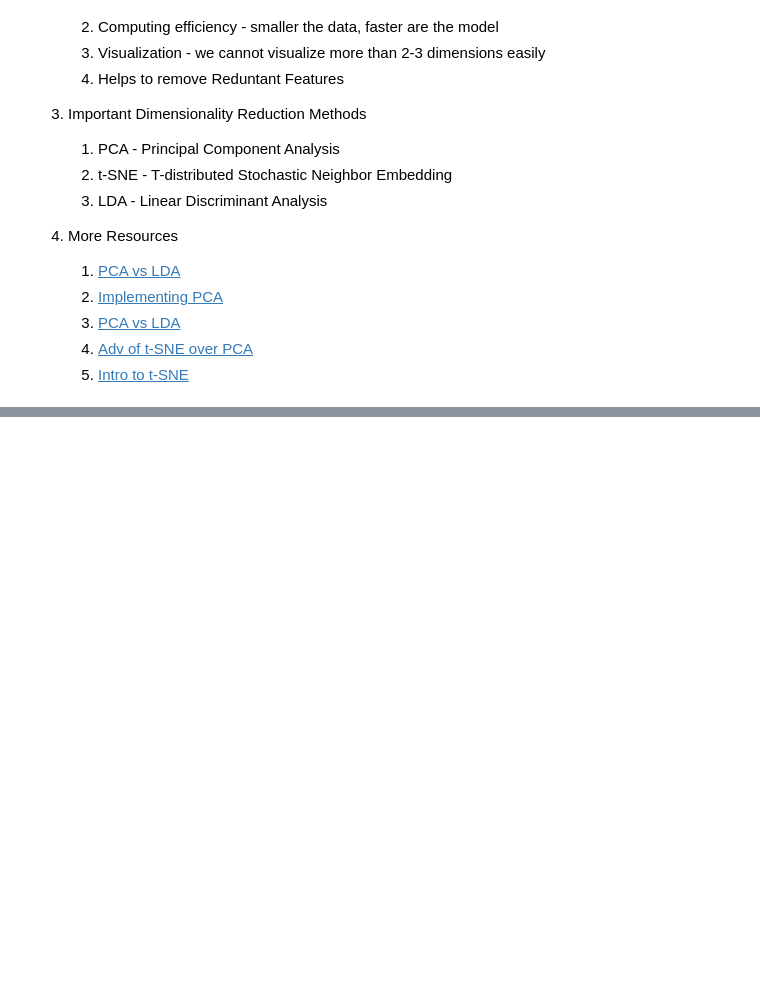
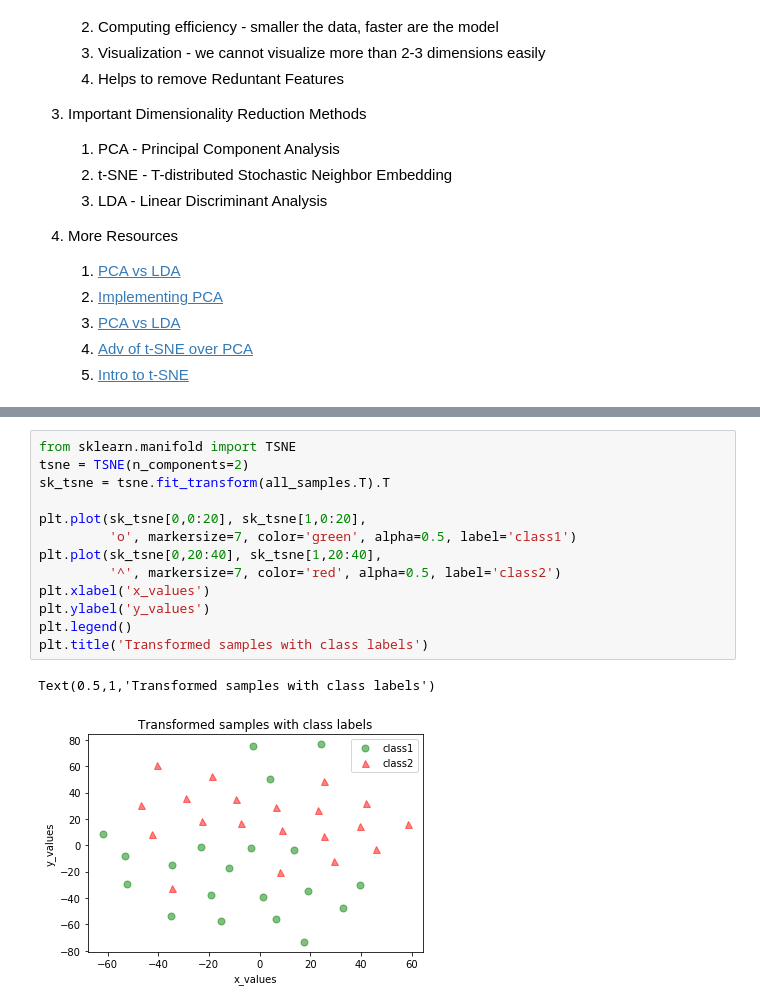
Before and after one commit to Adityajn/Machine-Learning-Algos, a Jupyter notebook: Dimensionality Reduction | PCA, LDA, t-SNE.ipynb, the cells around one changed output, grey strips where cells are left out. Drawn from its saved outputs; the diff is of its cells as text; blank space fills up the shorter version.

```diff
--- a/Dimensionality Reduction | PCA, LDA, t-SNE.ipynb
+++ b/Dimensionality Reduction | PCA, LDA, t-SNE.ipynb
@@ -28,0 +232,16 @@
+# %%
+from sklearn.manifold import TSNE
+tsne = TSNE(n_components=2)
+sk_tsne = tsne.fit_transform(all_samples.T).T
+
+plt.plot(sk_tsne[0,0:20], sk_tsne[1,0:20],
+         'o', markersize=7, color='green', alpha=0.5, label='class1')
+plt.plot(sk_tsne[0,20:40], sk_tsne[1,20:40],
+         '^', markersize=7, color='red', alpha=0.5, label='class2')
+plt.xlabel('x_values')
+plt.ylabel('y_values')
+plt.legend()
+plt.title('Transformed samples with class labels')
+# %% [output]
+Text(0.5,1,'Transformed samples with class labels')
+[figure, added]
```
Also changed, not shown: parts of 17 cells of this notebook.
